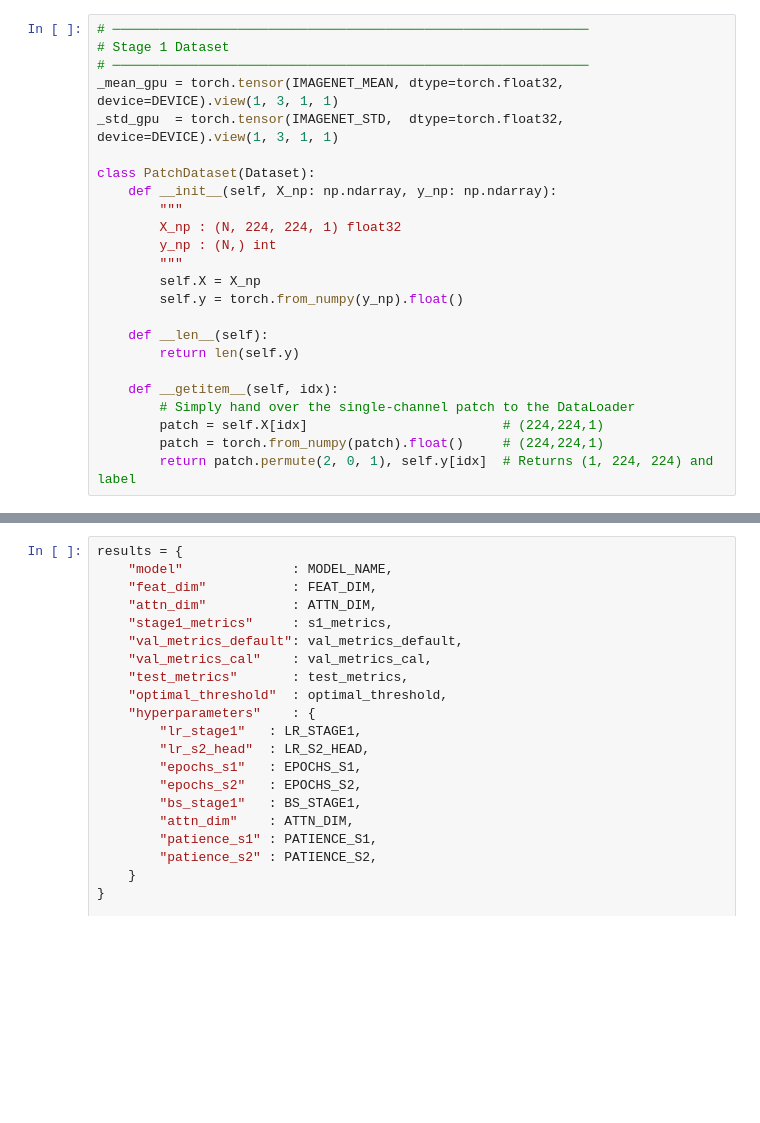
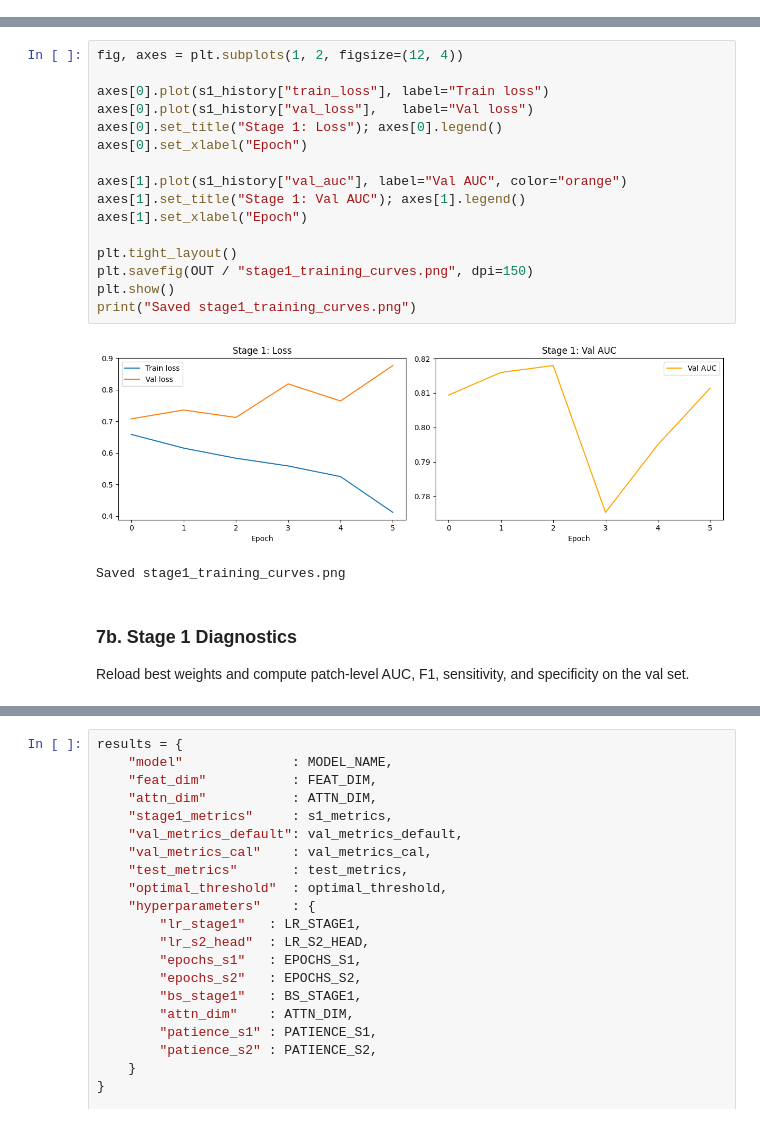
Before and after one commit to mfjm-rizvi/ddsm-breast-cancer-detection, a Jupyter notebook: notebooks/03-efficientnet-b0.ipynb, the cells around one changed output, grey strips where cells are left out. Cells and saved outputs as stored; diff of their text form; blank space fills up the shorter version.

```diff
--- a/notebooks/03-efficientnet-b0.ipynb
+++ b/notebooks/03-efficientnet-b0.ipynb
@@ -223,24 +0,0 @@ Preprocess test: torch.Size([4, 3, 224, 224]) torch.float32 mean≈0.353
-# %%
-# ─────────────────────────────────────────────────────────────
-# Stage 1 Dataset
-# ─────────────────────────────────────────────────────────────
-_mean_gpu = torch.tensor(IMAGENET_MEAN, dtype=torch.float32, device=DEVICE).view(1, 3, 1, 1)
-_std_gpu  = torch.tensor(IMAGENET_STD,  dtype=torch.float32, device=DEVICE).view(1, 3, 1, 1)
-
-class PatchDataset(Dataset):
-    def __init__(self, X_np: np.ndarray, y_np: np.ndarray):
-        """
-        X_np : (N, 224, 224, 1) float32
-        y_np : (N,) int
-        """
-        self.X = X_np
-        self.y = torch.from_numpy(y_np).float()
-
-    def __len__(self):
-        return len(self.y)
-
-    def __getitem__(self, idx):
-        # Simply hand over the single-channel patch to the DataLoader
-        patch = self.X[idx]                         # (224,224,1)
-        patch = torch.from_numpy(patch).float()     # (224,224,1)
-        return patch.permute(2, 0, 1), self.y[idx]  # Returns (1, 224, 224) and label
@@ -1058,0 +527,23 @@ plt.show()
+# %%
+fig, axes = plt.subplots(1, 2, figsize=(12, 4))
+
+axes[0].plot(s1_history["train_loss"], label="Train loss")
+axes[0].plot(s1_history["val_loss"],   label="Val loss")
+axes[0].set_title("Stage 1: Loss"); axes[0].legend()
+axes[0].set_xlabel("Epoch")
+
+axes[1].plot(s1_history["val_auc"], label="Val AUC", color="orange")
+axes[1].set_title("Stage 1: Val AUC"); axes[1].legend()
+axes[1].set_xlabel("Epoch")
+
+plt.tight_layout()
+plt.savefig(OUT / "stage1_training_curves.png", dpi=150)
+plt.show()
+print("Saved stage1_training_curves.png")
+# %% [output]
+[figure, added]
+Saved stage1_training_curves.png
+# %% [markdown]
+### 7b. Stage 1 Diagnostics
+Reload best weights and compute patch-level AUC, F1, sensitivity,
+and specificity on the val set.
```
Also changed, not shown: parts of 75 cells of this notebook.
